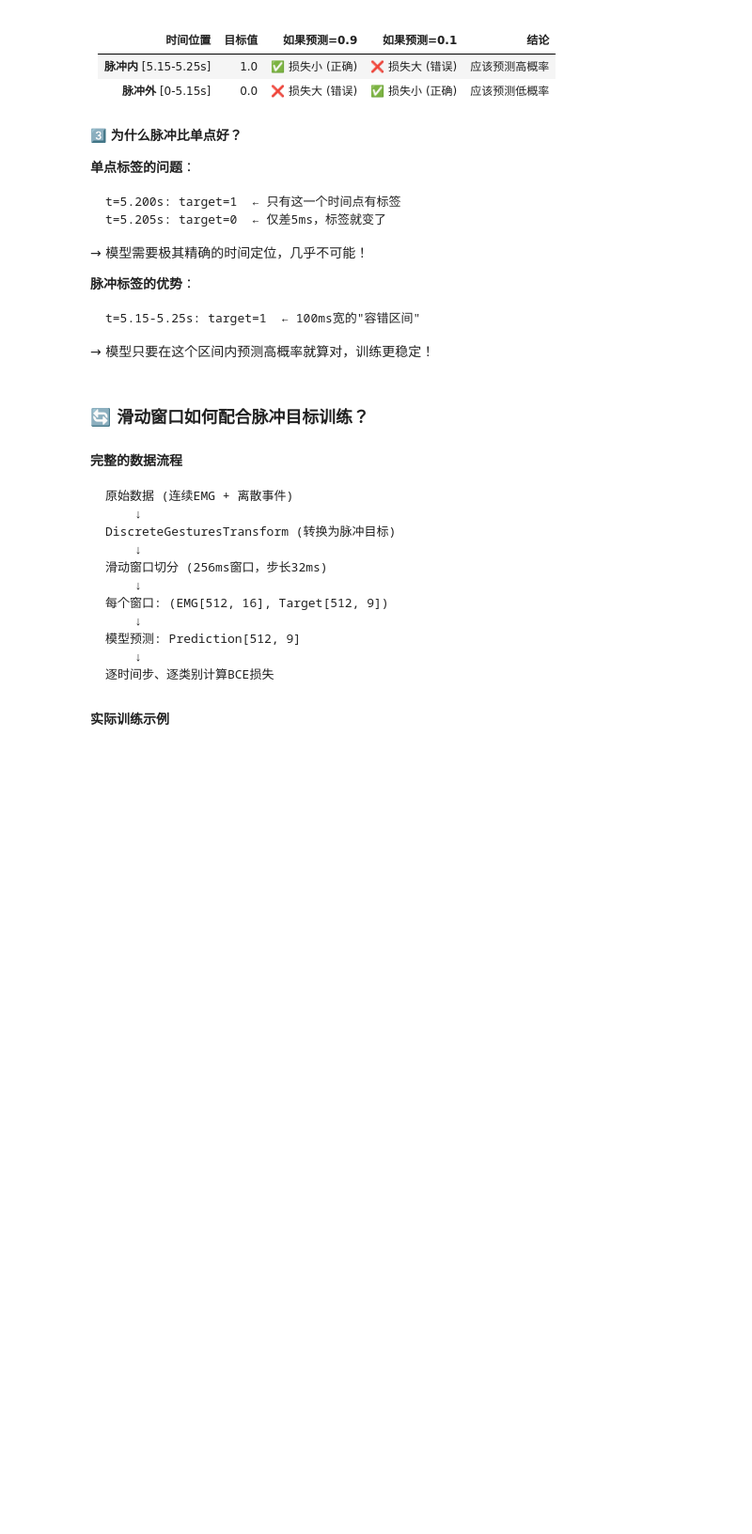
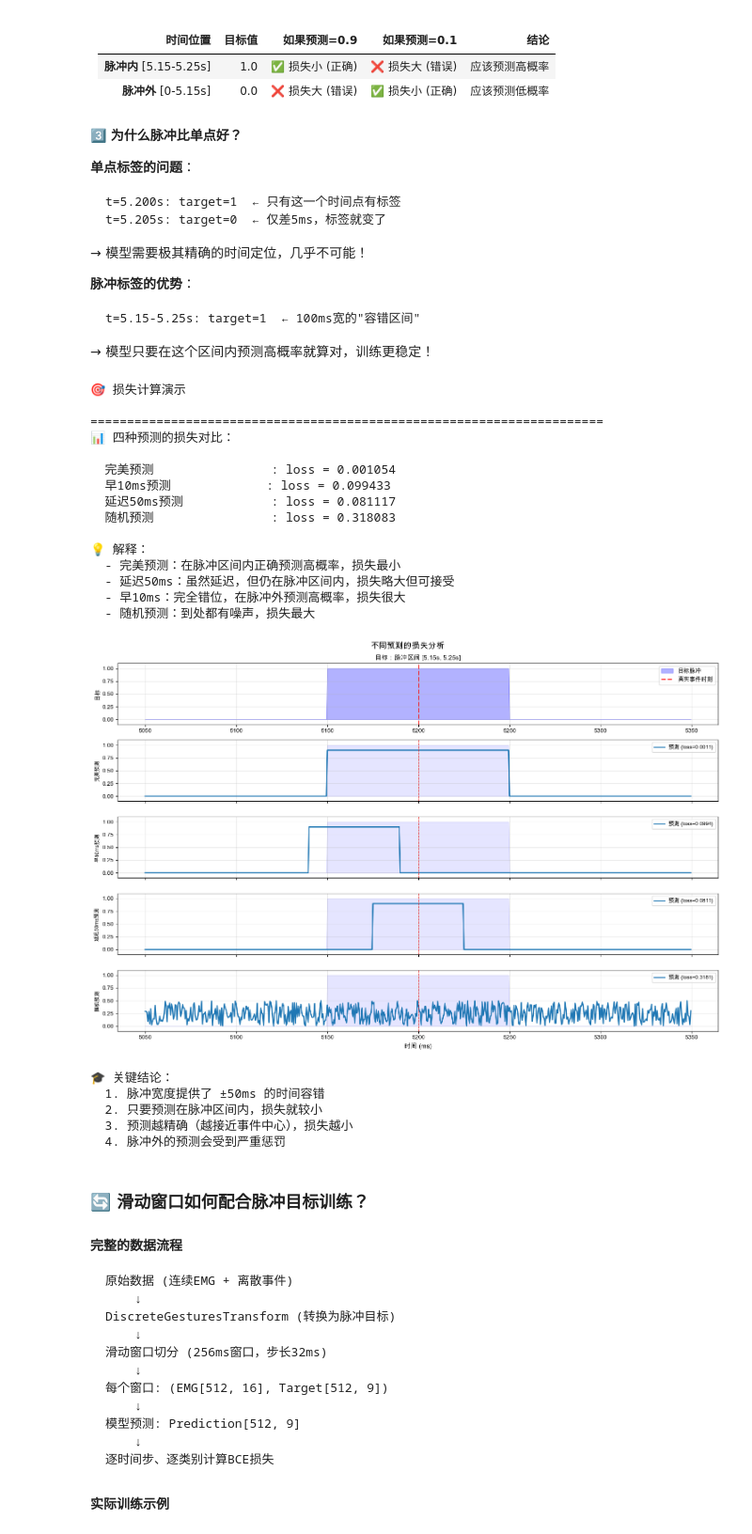
Before and after one commit to chenee/generic-neuromotor-interface, a Jupyter notebook: mytrain.ipynb, the cells around one changed output. Shown at 94% size. Drawn from its saved outputs; the diff is of its cells as text; code cells hidden in the pictures; blank space fills up the shorter version.

```diff
--- a/mytrain.ipynb
+++ b/mytrain.ipynb
@@ -626,7 +626,7 @@ predictions = {
     "完美预测": np.zeros(20000),
     "早10ms预测": np.zeros(20000),
     "延迟50ms预测": np.zeros(20000),
-    "随机预测": np.random.rand(20000) * 0.3,
+    "随机预测": np.random.rand(20000) * 0.5,
 }
 
 # 完美预测：在脉冲区间内预测高概率
@@ -679,33 +679,55 @@ axes[0].set_ylim(-0.1, 1.1)
 axes[0].legend(loc='upper right')
 axes[0].grid(alpha=0.3)
 axes[0].set_title('目标：脉冲区间 [5.15s, 5.25s]', fontsize=11)
 
 # 显示各种预测
 for i, (name, pred) in enumerate(predictions.items(), 1):
     loss = compute_bce_loss(pred, target)
     axes[i].plot(time_ms, pred[focus_start:focus_end],
                 linewidth=2, label=f'预测 (loss={loss:.4f})')
     axes[i].fill_between(time_ms, 0, target[focus_start:focus_end],
                         color='blue', alpha=0.1)
     axes[i].axvline(event_sample/2, color='red', linestyle='--',
                    linewidth=1, alpha=0.5)
     axes[i].set_ylabel(name, fontsize=9)
     axes[i].set_ylim(-0.1, 1.1)
     axes[i].legend(loc='upper right', fontsize=9)
     axes[i].grid(alpha=0.3)
 
     if i < 4:
         axes[i].set_xticklabels([])
 
 axes[-1].set_xlabel('时间 (ms)', fontsize=11)
 plt.tight_layout()
 plt.show()
 
 print(f"\n🎓 关键结论：")
 print(f"  1. 脉冲宽度提供了 ±50ms 的时间容错")
 print(f"  2. 只要预测在脉冲区间内，损失就较小")
 print(f"  3. 预测越精确（越接近事件中心），损失越小")
 print(f"  4. 脉冲外的预测会受到严重惩罚")
+# %% [output]
+🎯 损失计算演示
+
+======================================================================
+📊 四种预测的损失对比：
+
+  完美预测                : loss = 0.001054
+  早10ms预测             : loss = 0.099433
+  延迟50ms预测            : loss = 0.081117
+  随机预测                : loss = 0.318083
+
+💡 解释：
+  - 完美预测：在脉冲区间内正确预测高概率，损失最小
+  - 延迟50ms：虽然延迟，但仍在脉冲区间内，损失略大但可接受
+  - 早10ms：完全错位，在脉冲外预测高概率，损失很大
+  - 随机预测：到处都有噪声，损失最大
+[figure, added]
+🎓 关键结论：
+  1. 脉冲宽度提供了 ±50ms 的时间容错
+  2. 只要预测在脉冲区间内，损失就较小
+  3. 预测越精确（越接近事件中心），损失越小
+  4. 脉冲外的预测会受到严重惩罚
 # %% [markdown]
 ### 🔄 滑动窗口如何配合脉冲目标训练？
 
```
Also changed, not shown: parts of 20 cells of this notebook, 12 other files.
